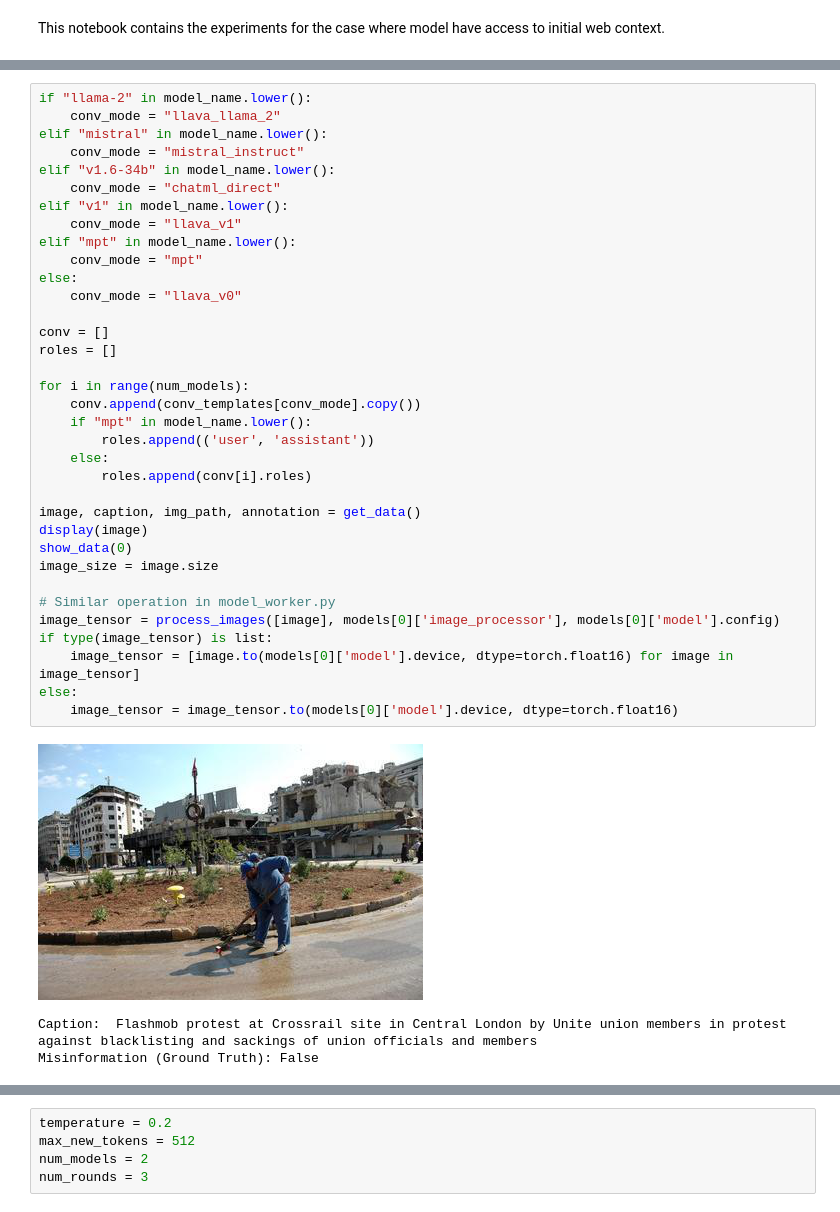
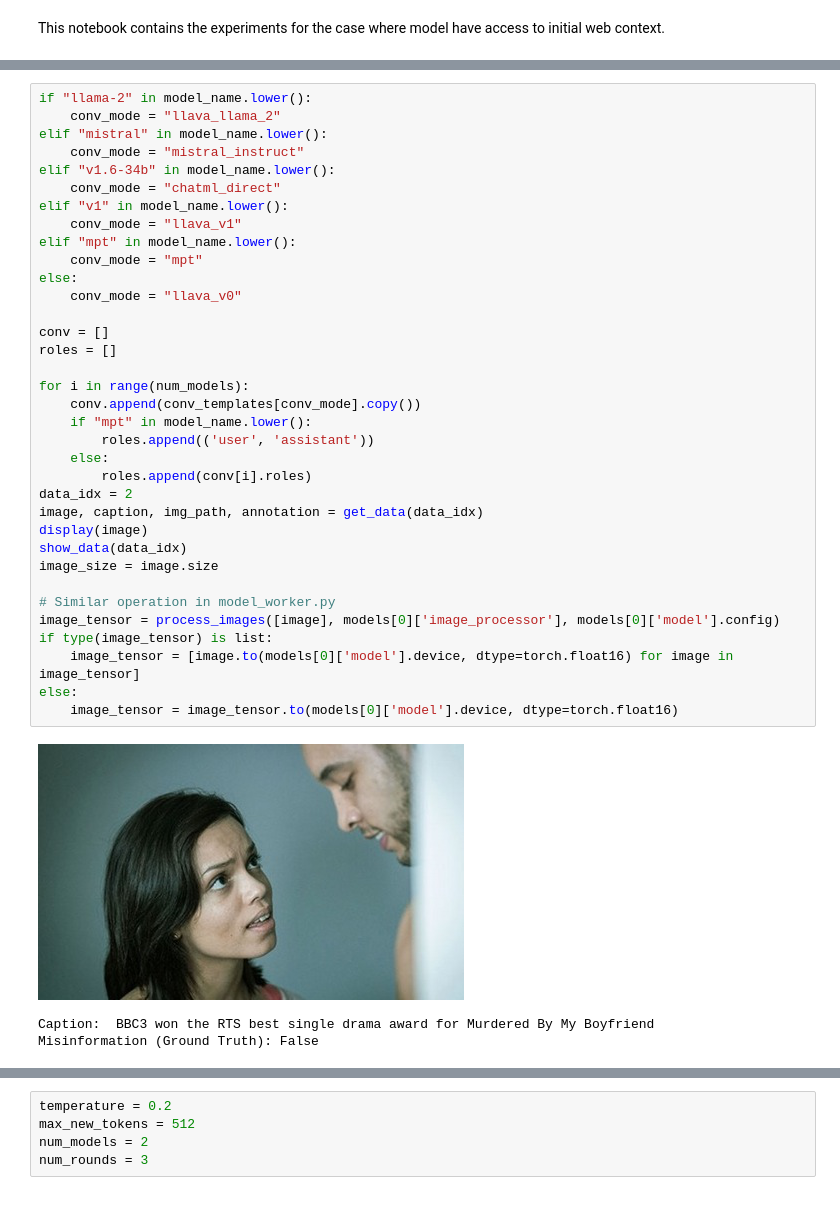
Before and after one commit to kumudlakara/MAD_Sherlock, a Jupyter notebook: experiments/exp14_debating_llava_adv_2.ipynb, the cells around one changed output, grey strips where cells are left out. Cells and saved outputs as stored; diff of their text form.

```diff
--- a/experiments/exp14_debating_llava_adv_2.ipynb
+++ b/experiments/exp14_debating_llava_adv_2.ipynb
@@ -41,38 +42,38 @@ if "llama-2" in model_name.lower():
 elif "mistral" in model_name.lower():
     conv_mode = "mistral_instruct"
 elif "v1.6-34b" in model_name.lower():
     conv_mode = "chatml_direct"
 elif "v1" in model_name.lower():
     conv_mode = "llava_v1"
 elif "mpt" in model_name.lower():
     conv_mode = "mpt"
 else:
     conv_mode = "llava_v0"
 
 conv = []
 roles = []
 
 for i in range(num_models):
     conv.append(conv_templates[conv_mode].copy())
     if "mpt" in model_name.lower():
         roles.append(('user', 'assistant'))
     else:
         roles.append(conv[i].roles)
-
-image, caption, img_path, annotation = get_data()
+data_idx = 2
+image, caption, img_path, annotation = get_data(data_idx)
 display(image)
-show_data(0)
+show_data(data_idx)
 image_size = image.size
 
 # Similar operation in model_worker.py
 image_tensor = process_images([image], models[0]['image_processor'], models[0]['model'].config)
 if type(image_tensor) is list:
     image_tensor = [image.to(models[0]['model'].device, dtype=torch.float16) for image in image_tensor]
 else:
     image_tensor = image_tensor.to(models[0]['model'].device, dtype=torch.float16)
 # %% [output]
-[figure, old version]
+[figure, new version]
-Caption:  Flashmob protest at Crossrail site in Central London by Unite union members in protest against blacklisting and sackings of union officials and members
+Caption:  BBC3 won the RTS best single drama award for Murdered By My Boyfriend
 Misinformation (Ground Truth): False
 # %%
 def generate_output(i, conv, models, image_tensor, temperature, image_size, max_new_tokens):
```
Also changed, not shown: parts of 6 cells of this notebook, 4 other files.
